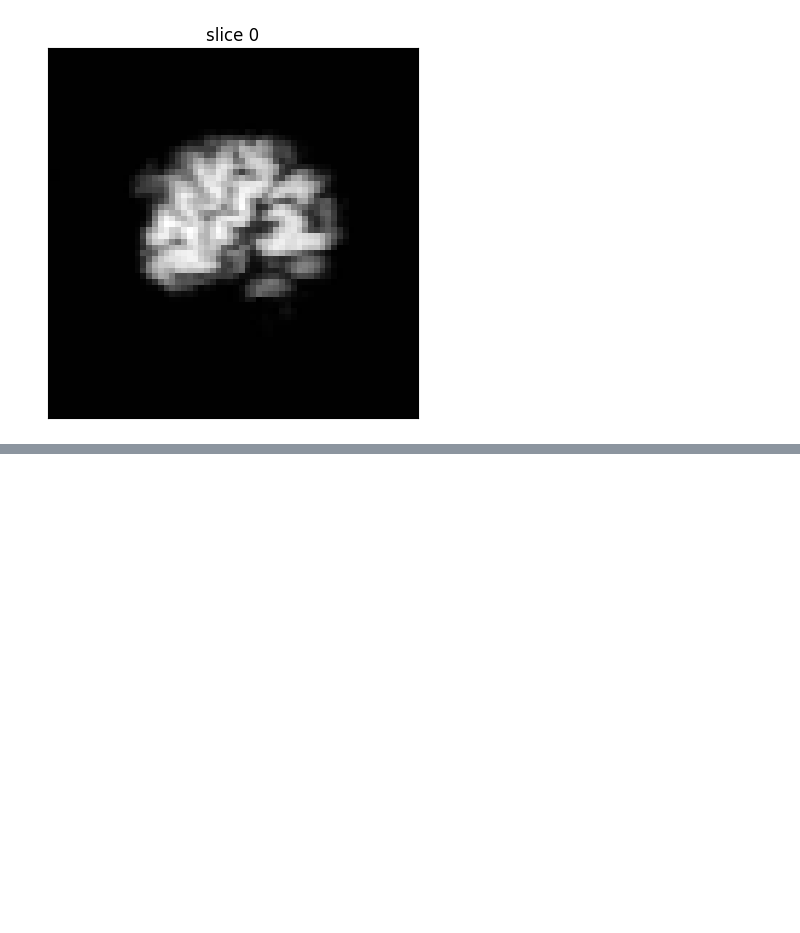
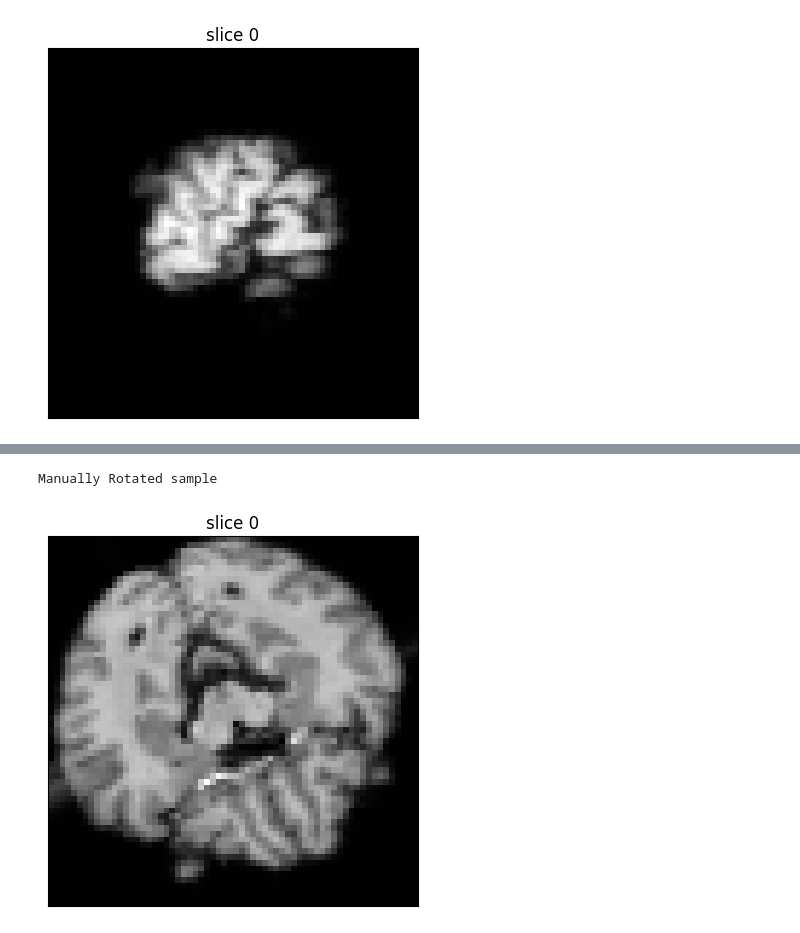
Before and after one commit to shizhehe/SOE-representation-learning, a Jupyter notebook: experiments/visualization.ipynb, the cells around one changed output, grey strips where cells are left out. Saved outputs shown, nothing was run; the diff lists cells and outputs as text; code cells hidden in the pictures; blank space fills up the shorter version.

```diff
--- a/experiments/visualization.ipynb
+++ b/experiments/visualization.ipynb
@@ -510,0 +537,10 @@ Manually Rotated back sample
+# %%
+rot_mat = generate_rotation_matrix([0, 0, 1], 25, 'cpu')
+# Manully rotate
+img2 = rotate_volume(img2_raw, rot_mat, 'cpu', mode='trilinear')
+img2 = img2.detach().numpy()
+print("Manually Rotated sample")
+medutils.visualization.show(img2[25])
+# %% [output]
+Manually Rotated sample
+[figure, added]
```
Also changed, not shown: parts of 2 cells of this notebook, 37 other files.
